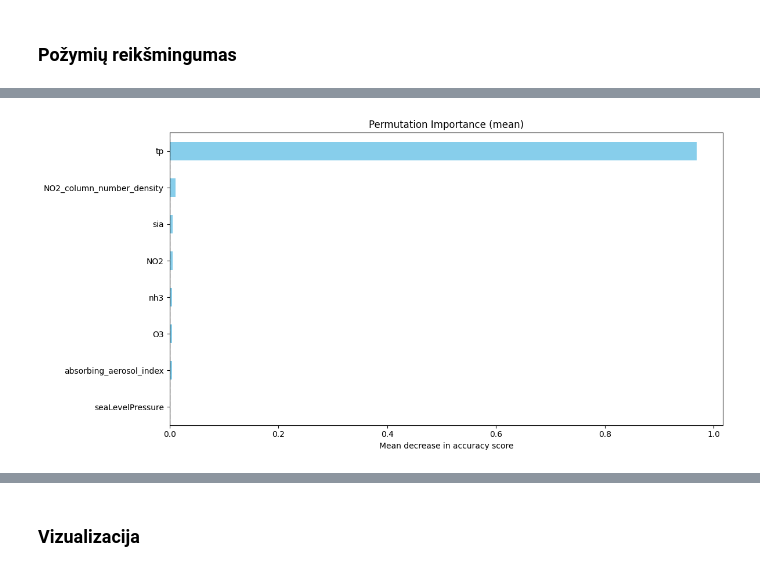
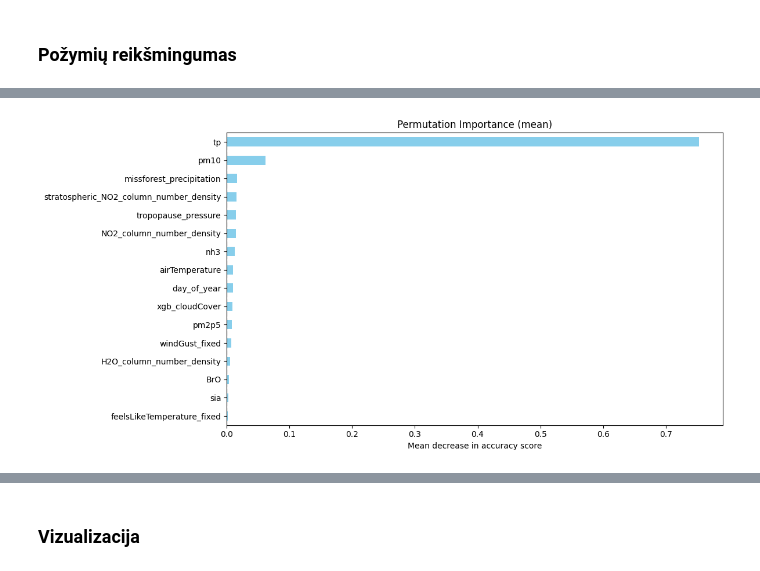
Before and after one commit to rugcer04/Duomenu_mokslo_projektas, a Jupyter notebook: code/python/Models/Random_Forest.ipynb, the cells around one changed output, grey strips where cells are left out. Saved outputs shown, nothing was run; the diff lists cells and outputs as text; code cells hidden in the pictures.

Commit message:
Updated Random Forest

```diff
--- a/code/python/Models/Random_Forest.ipynb
+++ b/code/python/Models/Random_Forest.ipynb
@@ -54,7 +64,7 @@ Index(['observationTime', 'absorbing_aerosol_index',
 data['target_precipitation'] = data['missforest_precipitation'].shift(-1)
 data = data.dropna(subset=['target_precipitation'])
 # %%
-train_end = '2024-07-01'
+train_end = '2024-02-01'
 val_end = '2025-02-01'
 
 train = data[data['observationTime'] < train_end]
@@ -184,0 +206,36 @@ X_test['nmvoc_mean_5'] = test['nmvoc'].rolling(window=5).mean()
+# %%
+window_info = {
+    # 'absorbing_aerosol_index': [8],
+    # 'NO2_column_number_density': [3, 2],
+    # 'NO2_column_number_density': [3],
+    # 'stratospheric_NO2_column_number_density': [3, 5, 7],
+    # 'NO2_slant_column_number_density': [2],
+    # 'tropopause_pressure': [1]
+    # 'H2O_column_number_density': [2],
+    # 'NO2': [3, 5, 7],
+    # 'dust': [4, 6, 8],
+    # 'sia': [11],
+    # 'pm2p5': [11],
+    # 'pans': [10],
+    # 'nmvoc': [3, 5],
+    # 'nh3': [2, 4],
+    # 'pm10': [5]
+}
+
+for col, windows in window_info.items():
+    if isinstance(windows, list):
+        for window in windows:
+            rolling_window_fun(col, window, X_train_new, X_val_new, X_test_new, train, val, test)
+    else:
+        rolling_window_fun(col, windows, X_train_new, X_val_new, X_test_new, train, val, test)
+
+# pirmi 10 stebėjimai išmesti dėl galimybės ieškoti kombinaciju su rolling window
+cut_start = 10
+
+X_train_new = X_train_new[cut_start:]
+X_val_new = X_val_new[cut_start:]
+X_test_new = X_test_new[cut_start:]
+
+y_train_new = y_train.loc[X_train_new.index]
+y_val_new = y_val.loc[X_val_new.index]
+y_test_new = y_test.loc[X_test_new.index]
@@ -186,7 +256,7 @@ X_test['nmvoc_mean_5'] = test['nmvoc'].rolling(window=5).mean()
 ### Realizacija
 # %%
 rf_default = RandomForestRegressor(random_state=123)
-rf_default.fit(X_train, y_train)
+rf_default.fit(X_train_new, y_train_new)
 # %% [output]
 RandomForestRegressor(random_state=123)
 # %%
@@ -241,25 +351,25 @@ array([0.51593566, 0.04586896, 0.04602092, 0.0289985 , 0.02430223,
 # %%
-result = permutation_importance(rf_default, X_test, y_test, n_repeats=5, random_state=123)
+result = permutation_importance(rf_default, X_val_new, y_val_new, n_repeats=5, random_state=123)
 sorted_importances_idx = result.importances_mean.argsort()
 importances_df = pd.DataFrame(
     result.importances[sorted_importances_idx].T,
     columns=X_test.columns[sorted_importances_idx]
 )
 
 forest_importances = pd.Series(result.importances_mean, index=X_test.columns)
 forest_importances = forest_importances[forest_importances > 0]
 forest_importances = forest_importances.sort_values(ascending=True)
 
 fig, ax = plt.subplots(figsize=(12, 6))
 forest_importances.plot.barh(ax=ax, color='skyblue')
 ax.set_title("Permutation Importance (mean)")
 ax.set_xlabel("Mean decrease in accuracy score")
 ax.axvline(x=0, color="k", linestyle="--")
 
 fig.tight_layout()
 plt.show()
 # %% [output]
-[figure, old version]
+[figure, new version]
 # %%
 forest_importances
 # %% [output]
```
Also changed, not shown: parts of 36 cells of this notebook.
